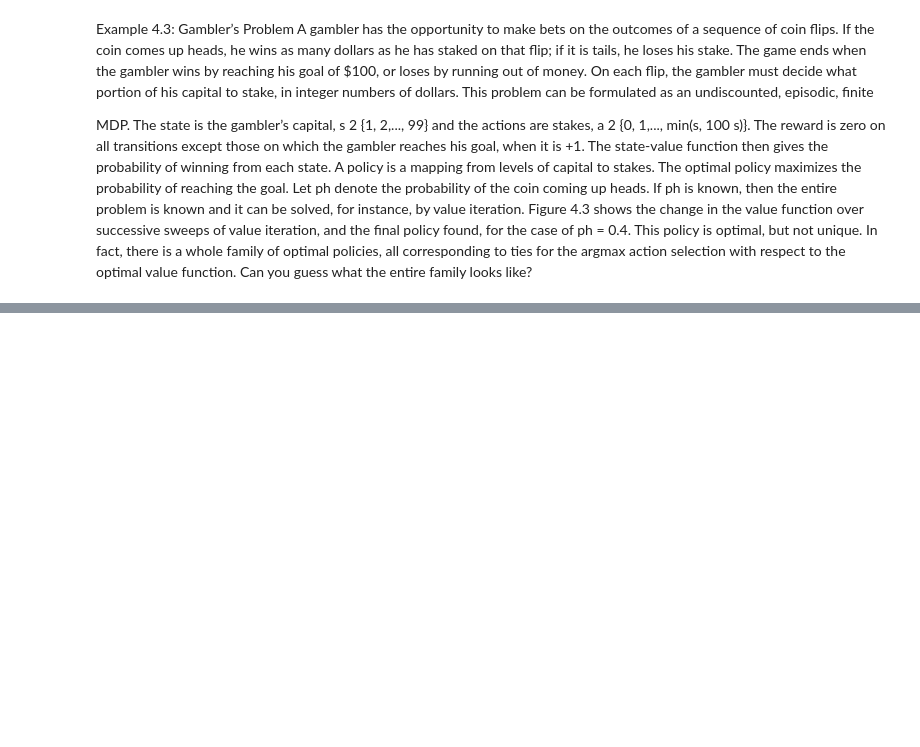
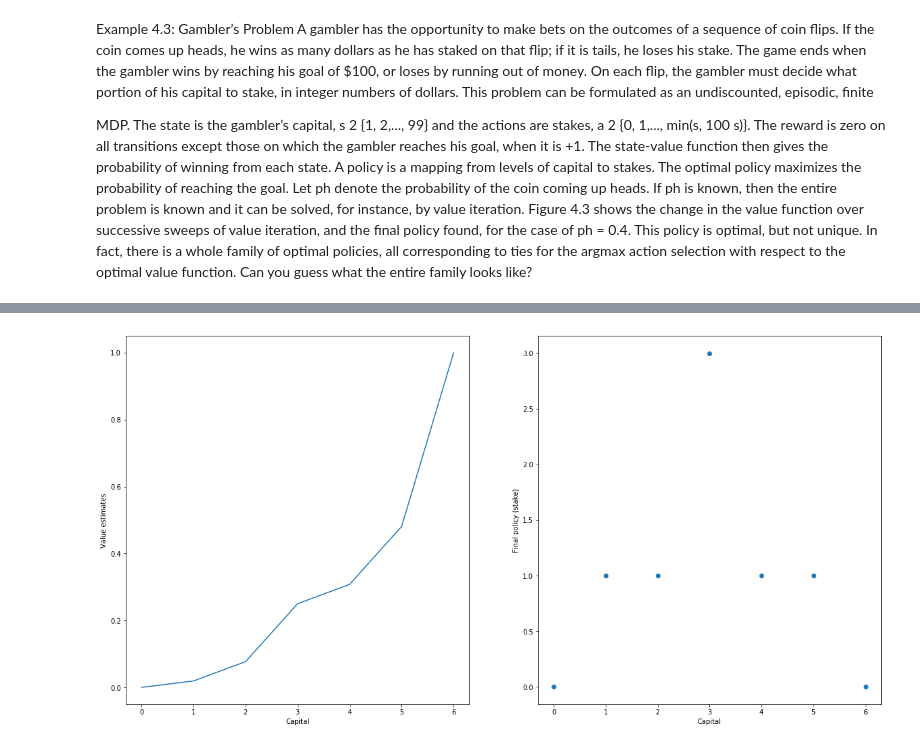
Before and after one commit to opraveen/reinforcement-learning-an-introduction, a Jupyter notebook: chapter04/Gamblers Problem.ipynb, the cells around one changed output, grey strips where cells are left out. Saved outputs shown, nothing was run; the diff lists cells and outputs as text; code cells hidden in the pictures; blank space fills up the shorter version.

```diff
--- a/chapter04/Gamblers Problem.ipynb
+++ b/chapter04/Gamblers Problem.ipynb
@@ -35,0 +121,4 @@ import matplotlib.pyplot as plt
+# %%
+gamblers_problem(GOAL=6, HEAD_PROB=0.25)
+# %% [output]
+[figure, added]
```
Also changed, not shown: parts of 15 cells of this notebook.
